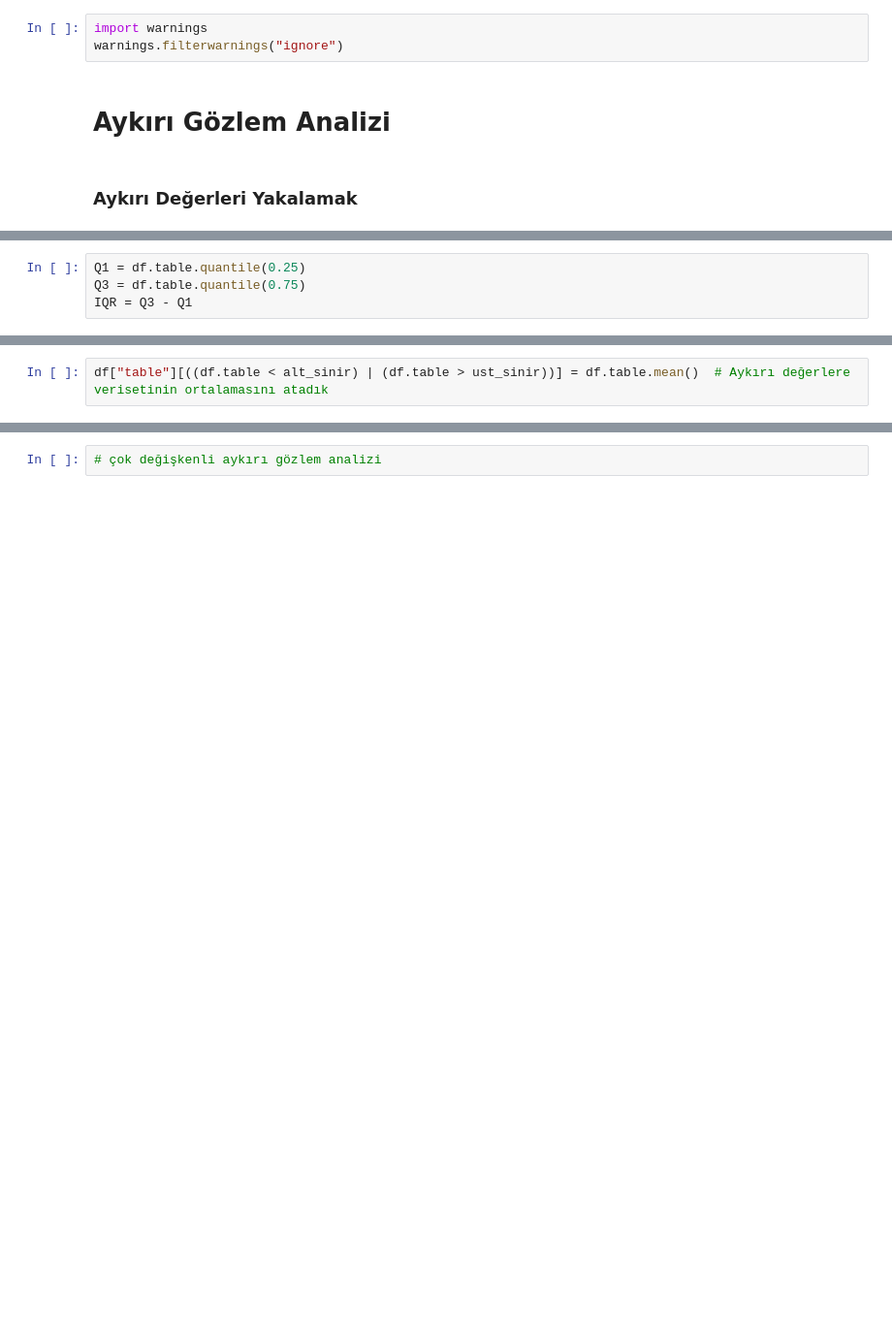
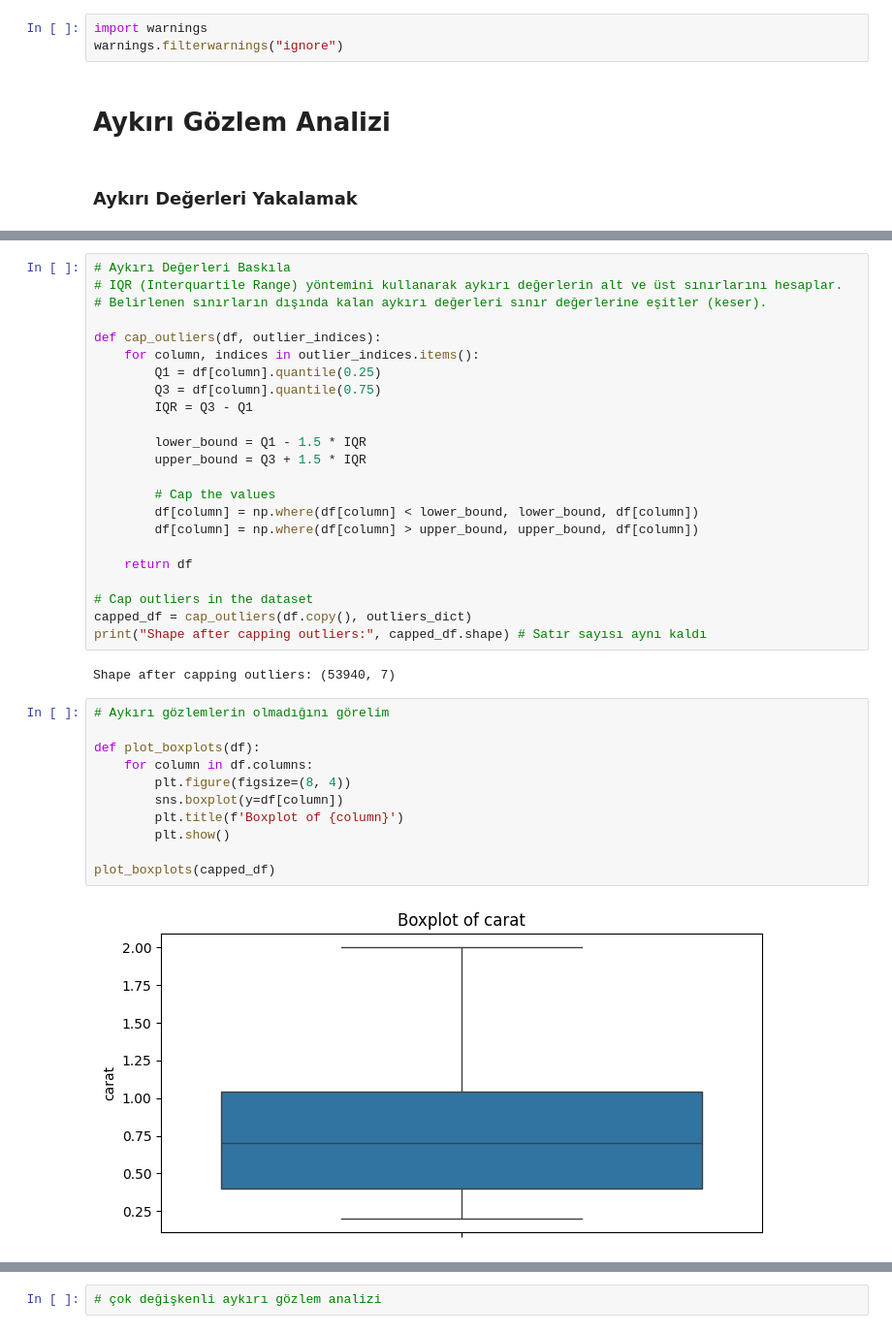
Before and after one commit to buraktopalyn/veri_analizi, a Jupyter notebook: veri_on_isleme.ipynb, the cells around one changed output, grey strips where cells are left out. Shown at 97% size. Drawn from its saved outputs; the diff is of its cells as text; blank space fills up the shorter version.

```diff
--- a/veri_on_isleme.ipynb
+++ b/veri_on_isleme.ipynb
@@ -25,4 +47,0 @@ sns.boxplot(x=df.table); # grafikteki noktalar aykırı değerleri ifade eder
-# %%
-Q1 = df.table.quantile(0.25)
-Q3 = df.table.quantile(0.75)
-IQR = Q3 - Q1
@@ -121,2 +135,0 @@ df.table.mean()
-# %%
-df["table"][((df.table < alt_sinir) | (df.table > ust_sinir))] = df.table.mean()  # Aykırı değerlere verisetinin ortalamasını atadık
@@ -122,0 +162,38 @@ df["table"][((df.table < alt_sinir) | (df.table > ust_sinir))] = df.table.mean()
+# %%
+# Aykırı Değerleri Baskıla
+# IQR (Interquartile Range) yöntemini kullanarak aykırı değerlerin alt ve üst sınırlarını hesaplar.
+# Belirlenen sınırların dışında kalan aykırı değerleri sınır değerlerine eşitler (keser).
+
+def cap_outliers(df, outlier_indices):
+    for column, indices in outlier_indices.items():
+        Q1 = df[column].quantile(0.25)
+        Q3 = df[column].quantile(0.75)
+        IQR = Q3 - Q1
+
+        lower_bound = Q1 - 1.5 * IQR
+        upper_bound = Q3 + 1.5 * IQR
+
+        # Cap the values
+        df[column] = np.where(df[column] < lower_bound, lower_bound, df[column])
+        df[column] = np.where(df[column] > upper_bound, upper_bound, df[column])
+
+    return df
+
+# Cap outliers in the dataset
+capped_df = cap_outliers(df.copy(), outliers_dict)
+print("Shape after capping outliers:", capped_df.shape) # Satır sayısı aynı kaldı
+# %% [output]
+Shape after capping outliers: (53940, 7)
+# %%
+# Aykırı gözlemlerin olmadığını görelim
+
+def plot_boxplots(df):
+    for column in df.columns:
+        plt.figure(figsize=(8, 4))
+        sns.boxplot(y=df[column])
+        plt.title(f'Boxplot of {column}')
+        plt.show()
+
+plot_boxplots(capped_df)
+# %% [output]
+[figure, added]
```
Also changed, not shown: parts of 27 cells of this notebook.
